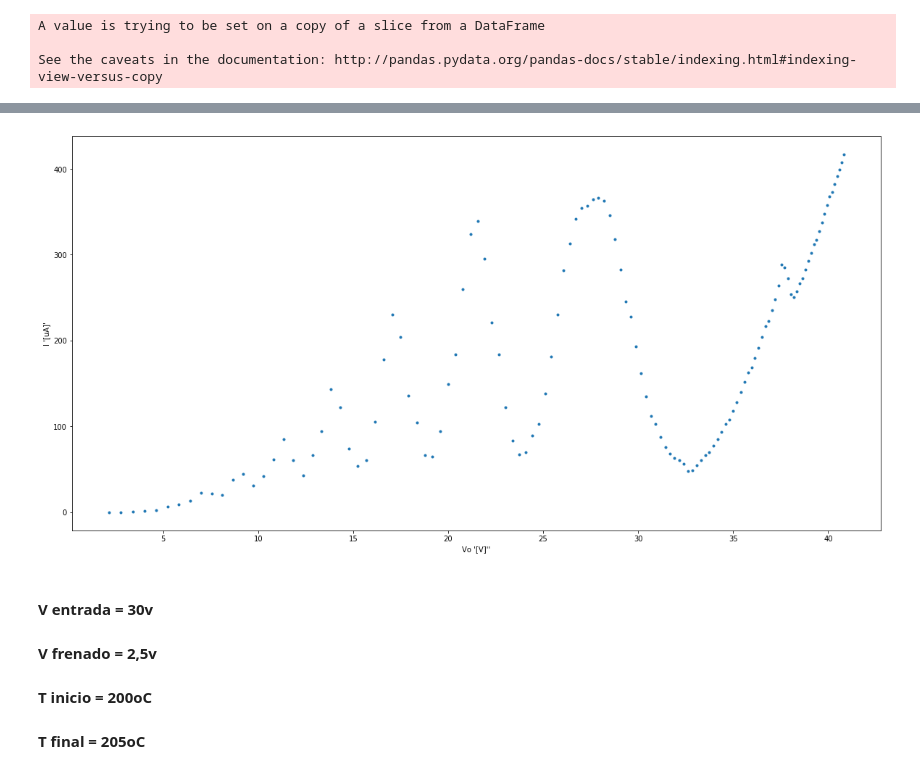
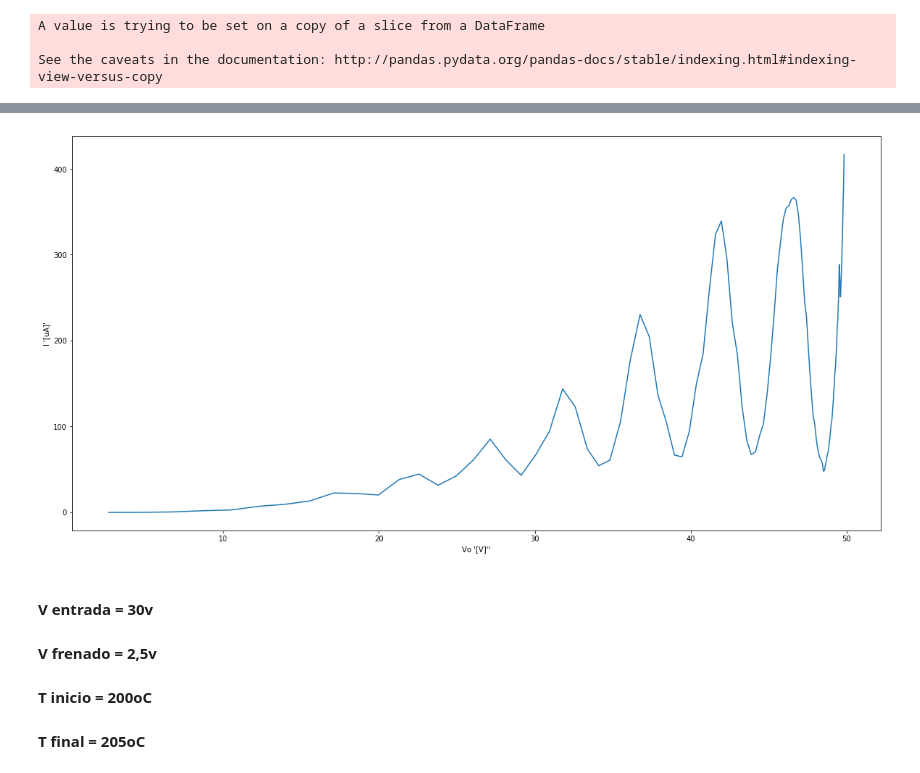
Before and after one commit to agusu/Frank-Hertz, a Jupyter notebook: Frank-Hertz_Code.ipynb, the cells around one changed output, grey strips where cells are left out. Cells and saved outputs as stored; diff of their text form; code cells hidden in the pictures.

```diff
--- a/Frank-Hertz_Code.ipynb
+++ b/Frank-Hertz_Code.ipynb
@@ -51,8 +52,8 @@ data['Va'] = 0.000
 def calcular_Va(Vo,Vc,t):
     x = 0.000
     e = 0.000
-    e = np.exp((-t)/(Vo * Vc))
-    x = Vo - (Vo - Vc) * e
+    e = np.exp((-t)/22)
+    x = Vo*(1-100/101 * e)
     return x
 # %%
 Vo = 30
@@ -96,7 +111,18 @@ data['t'] = data['t'].cumsum()
 data['Va'] = 0.000
 # %%
 Vo = 50
-Vc = 1.5
+Vc = 0
 data['Va'] = data.apply(lambda x: calcular_Va(Vo,Vc,x['t']), axis = 1)
 data.rename(columns={'Value':'I'},inplace=True)
 graph = data[['I','Va']]
+
+ysmoothed = gaussian_filter1d(data['I'], sigma=1.5)
+graph = data[['I','Va']]
+plt.figure(figsize=(15,8))
+plt.xlabel("Va '[V]'", fontsize=14)
+plt.ylabel("I '[uA]'", fontsize=14)
+plt.plot(graph['Va'], ysmoothed)
+xmarks=np.arange(0,50,2.5)
+plt.xticks(xmarks)
+plt.grid(True)
+plt.show()
@@ -103,11 +131,11 @@ graph = data[['I','Va']]
 # %%
 plt.figure(figsize=(20,10))
-plt.plot(graph['Va'],graph['I'],'.')
+plt.plot(graph['Va'],graph['I'],'')
 plt.xlabel("Vo '[V]''")
 plt.ylabel("I '[uA]'")
 plt.show()
 # %% [output]
-[figure, old version]
+[figure, new version]
 # %% [markdown]
 #### V entrada = 30v
 #### V frenado = 2,5v
```
Also changed, not shown: parts of 12 cells of this notebook.
